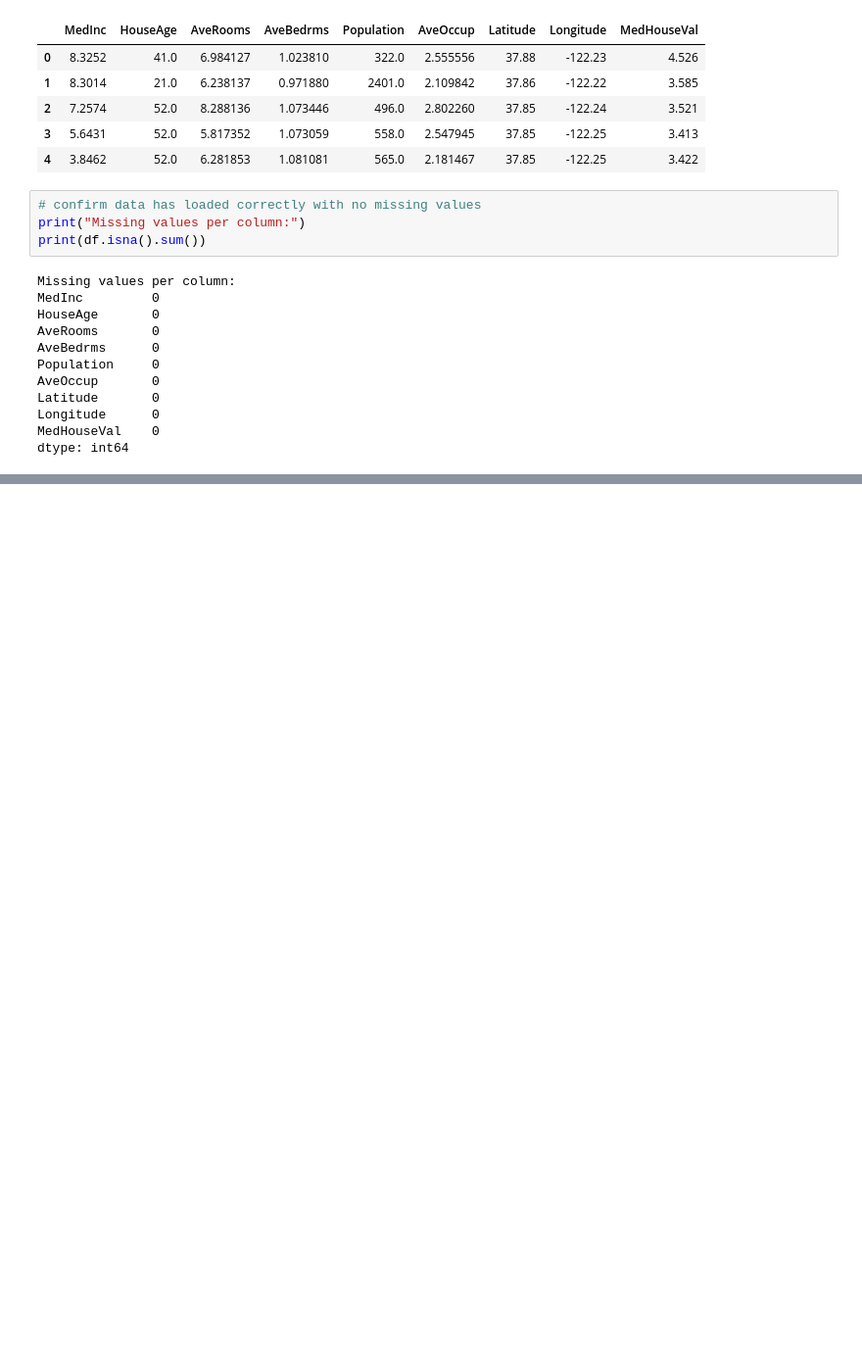
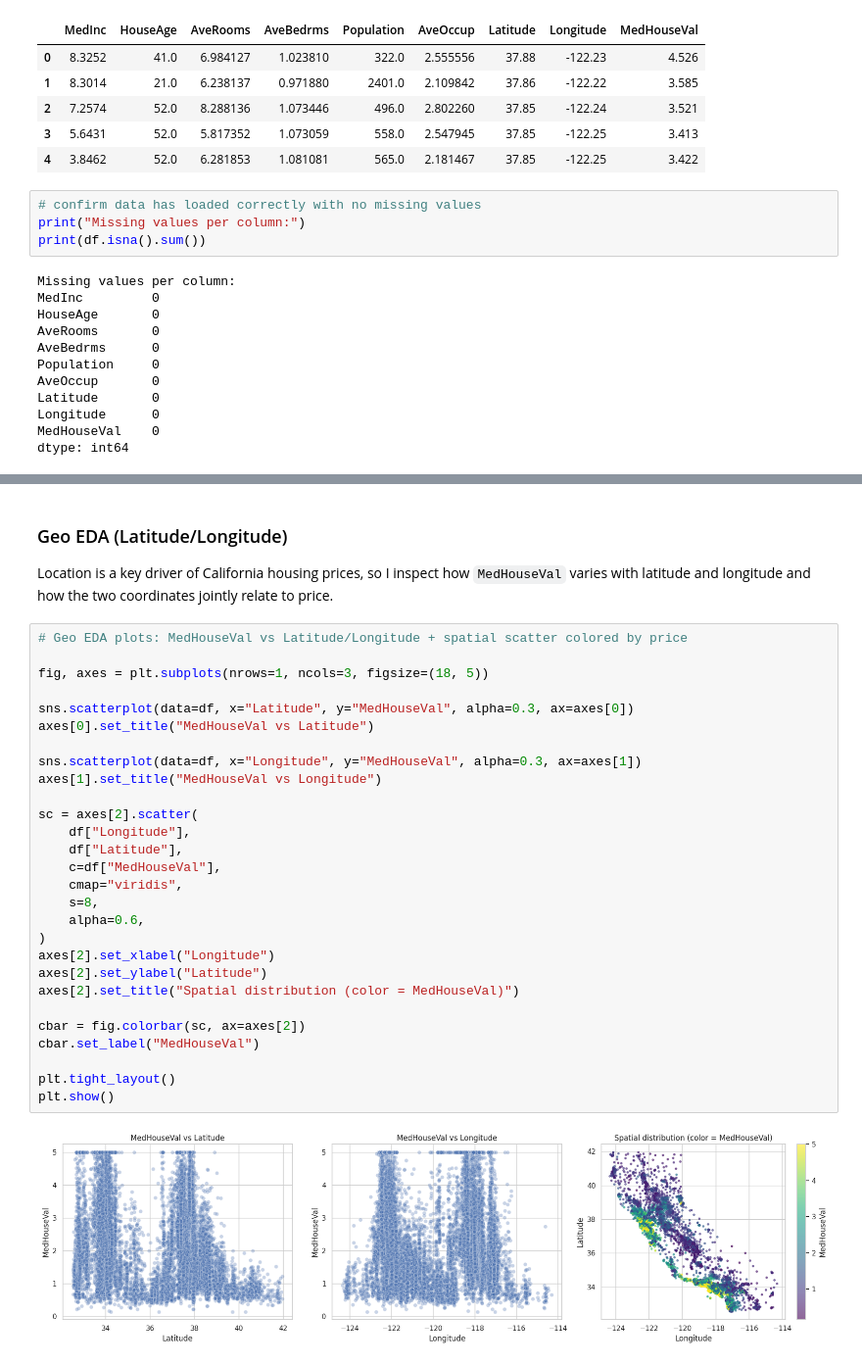
Before and after one commit to PeterMangoro/dataScience, a Jupyter notebook: assignments/GDP/gdp_california_housing.ipynb, the cells around one changed output, grey strips where cells are left out. Shown at 98% size. Saved outputs shown, nothing was run; the diff lists cells and outputs as text; blank space fills up the shorter version.

```diff
--- a/assignments/GDP/gdp_california_housing.ipynb
+++ b/assignments/GDP/gdp_california_housing.ipynb
@@ -247,0 +273,34 @@ plt.show()
+# %% [markdown]
+### Geo EDA (Latitude/Longitude)
+
+Location is a key driver of California housing prices, so I inspect how `MedHouseVal` varies with latitude and longitude and how the two coordinates jointly relate to price.
+# %%
+# Geo EDA plots: MedHouseVal vs Latitude/Longitude + spatial scatter colored by price
+
+fig, axes = plt.subplots(nrows=1, ncols=3, figsize=(18, 5))
+
+sns.scatterplot(data=df, x="Latitude", y="MedHouseVal", alpha=0.3, ax=axes[0])
+axes[0].set_title("MedHouseVal vs Latitude")
+
+sns.scatterplot(data=df, x="Longitude", y="MedHouseVal", alpha=0.3, ax=axes[1])
+axes[1].set_title("MedHouseVal vs Longitude")
+
+sc = axes[2].scatter(
+    df["Longitude"],
+    df["Latitude"],
+    c=df["MedHouseVal"],
+    cmap="viridis",
+    s=8,
+    alpha=0.6,
+)
+axes[2].set_xlabel("Longitude")
+axes[2].set_ylabel("Latitude")
+axes[2].set_title("Spatial distribution (color = MedHouseVal)")
+
+cbar = fig.colorbar(sc, ax=axes[2])
+cbar.set_label("MedHouseVal")
+
+plt.tight_layout()
+plt.show()
+# %% [output]
+[figure, added]
```
Also changed, not shown: parts of 55 cells of this notebook.
